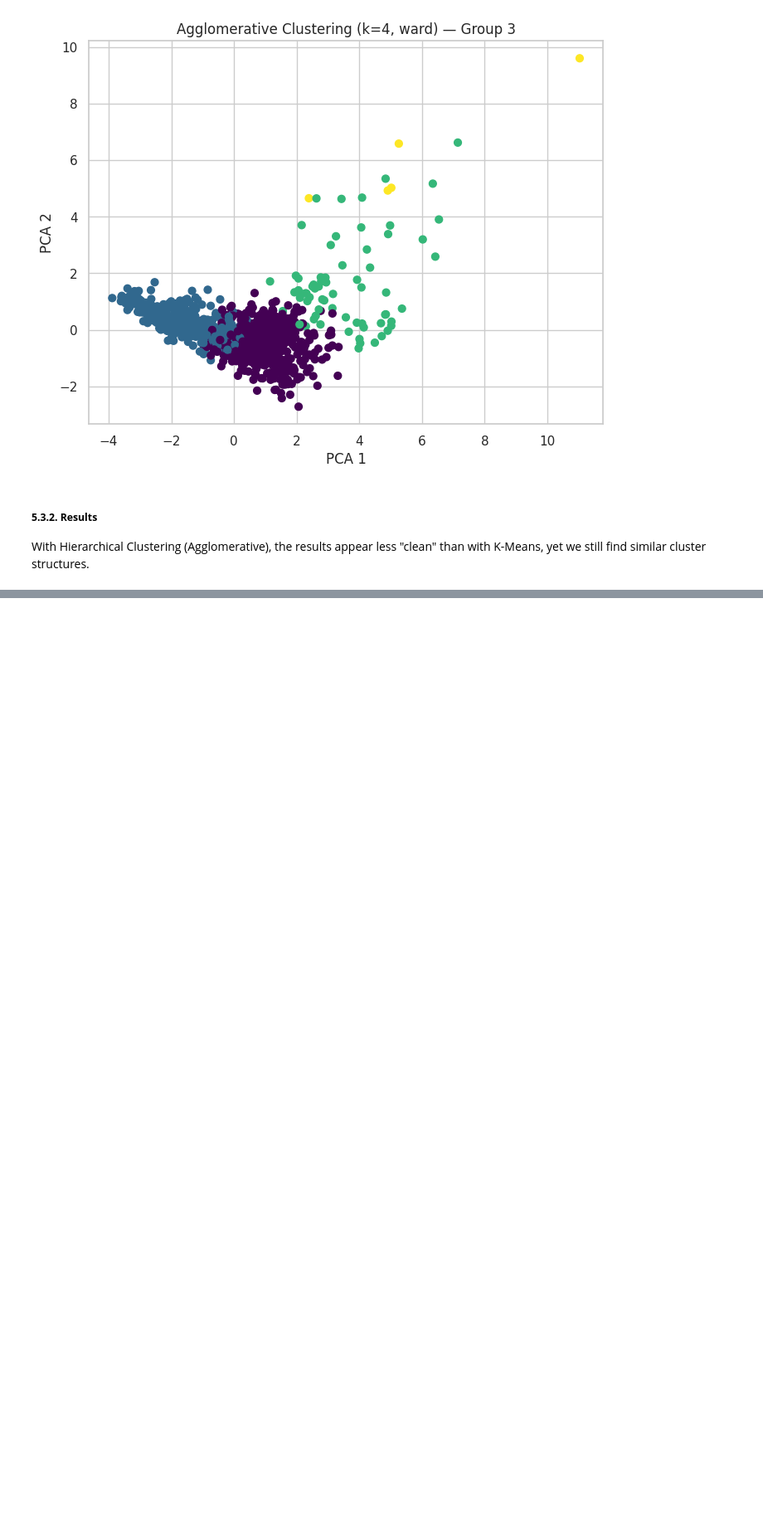
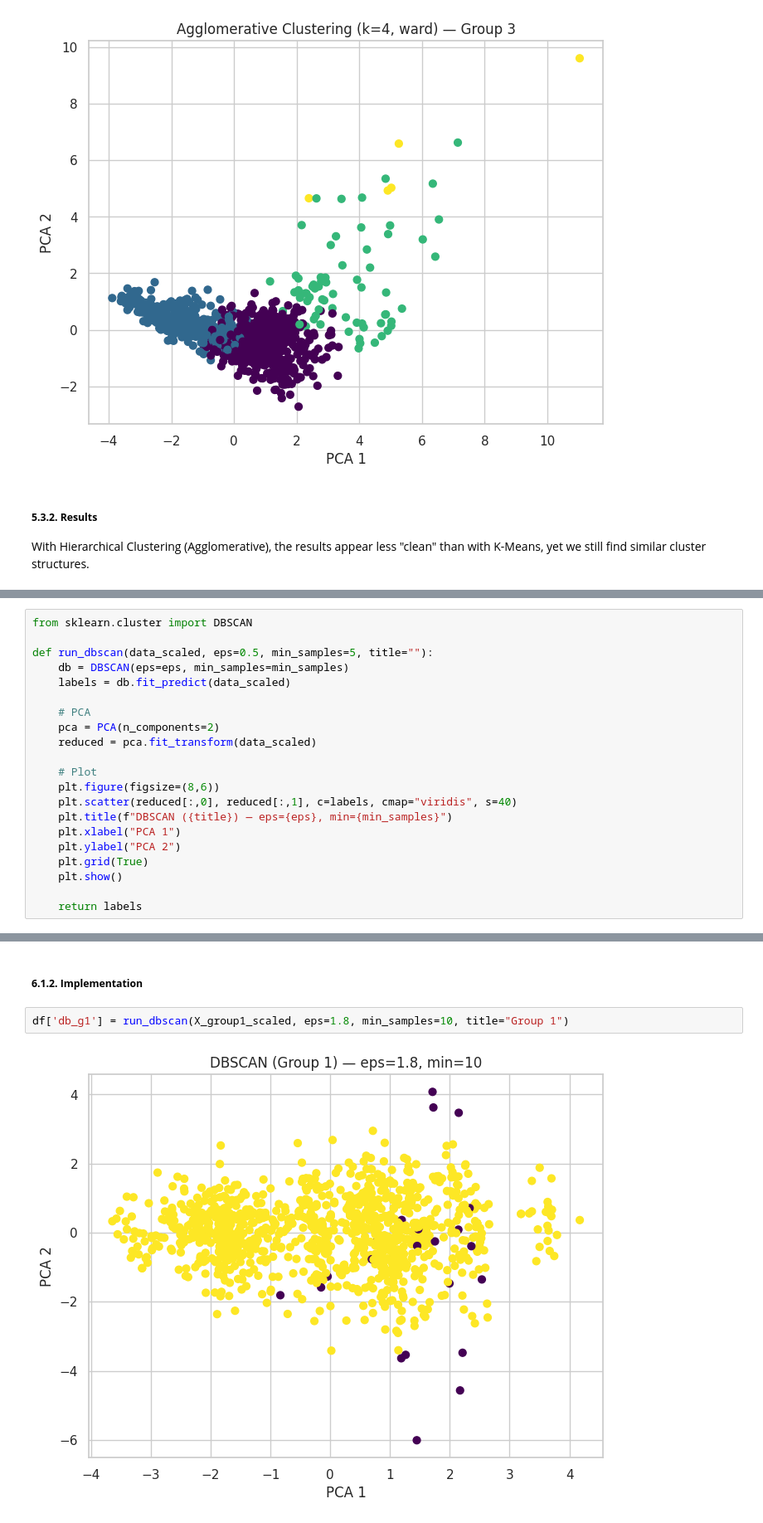
Before and after one commit to NathanaelLUCETTE/projet_ML, a Jupyter notebook: pokemon_clustering_project.ipynb, the cells around one changed output, grey strips where cells are left out. Shown at 83% size. Drawn from its saved outputs; the diff is of its cells as text; blank space fills up the shorter version.

```diff
--- a/pokemon_clustering_project.ipynb
+++ b/pokemon_clustering_project.ipynb
@@ -535,0 +564,21 @@ With Hierarchical Clustering (Agglomerative), the results appear less "clean" th
+# %%
+from sklearn.cluster import DBSCAN
+
+def run_dbscan(data_scaled, eps=0.5, min_samples=5, title=""):
+    db = DBSCAN(eps=eps, min_samples=min_samples)
+    labels = db.fit_predict(data_scaled)
+
+    # PCA
+    pca = PCA(n_components=2)
+    reduced = pca.fit_transform(data_scaled)
+
+    # Plot
+    plt.figure(figsize=(8,6))
+    plt.scatter(reduced[:,0], reduced[:,1], c=labels, cmap="viridis", s=40)
+    plt.title(f"DBSCAN ({title}) — eps={eps}, min={min_samples}")
+    plt.xlabel("PCA 1")
+    plt.ylabel("PCA 2")
+    plt.grid(True)
+    plt.show()
+
+    return labels
@@ -535,0 +593,6 @@ With Hierarchical Clustering (Agglomerative), the results appear less "clean" th
+# %% [markdown]
+##### **6.1.2. Implementation**
+# %%
+df['db_g1'] = run_dbscan(X_group1_scaled, eps=1.8, min_samples=10, title="Group 1")
+# %% [output]
+[figure, added]
```
Also changed, not shown: parts of 18 cells of this notebook.
